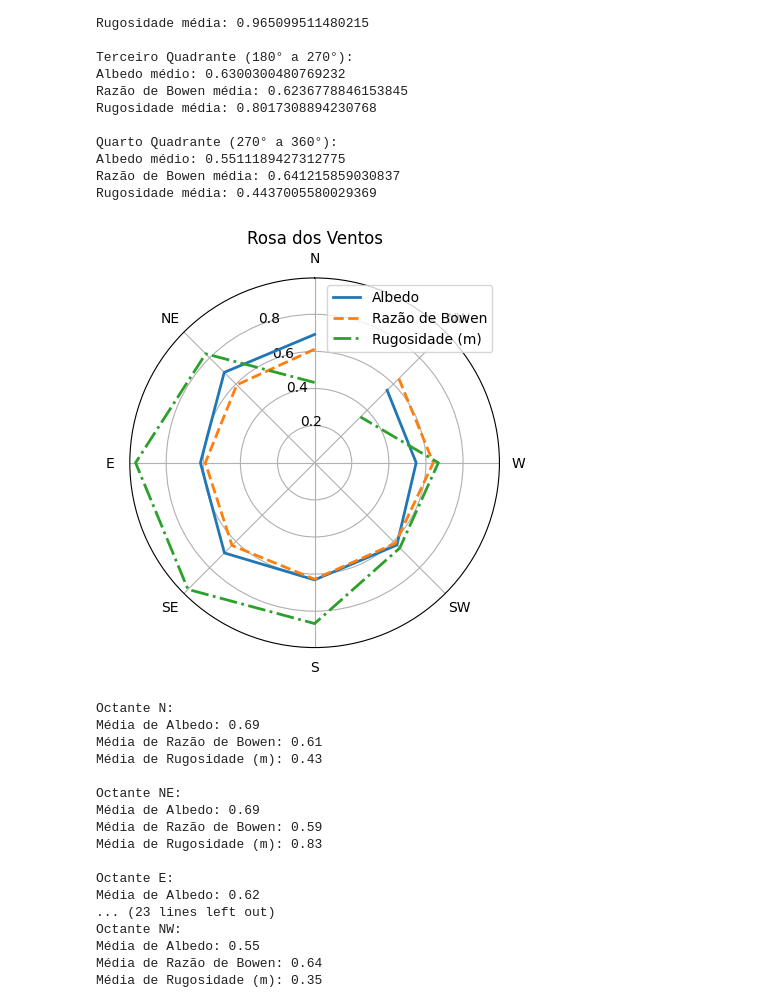
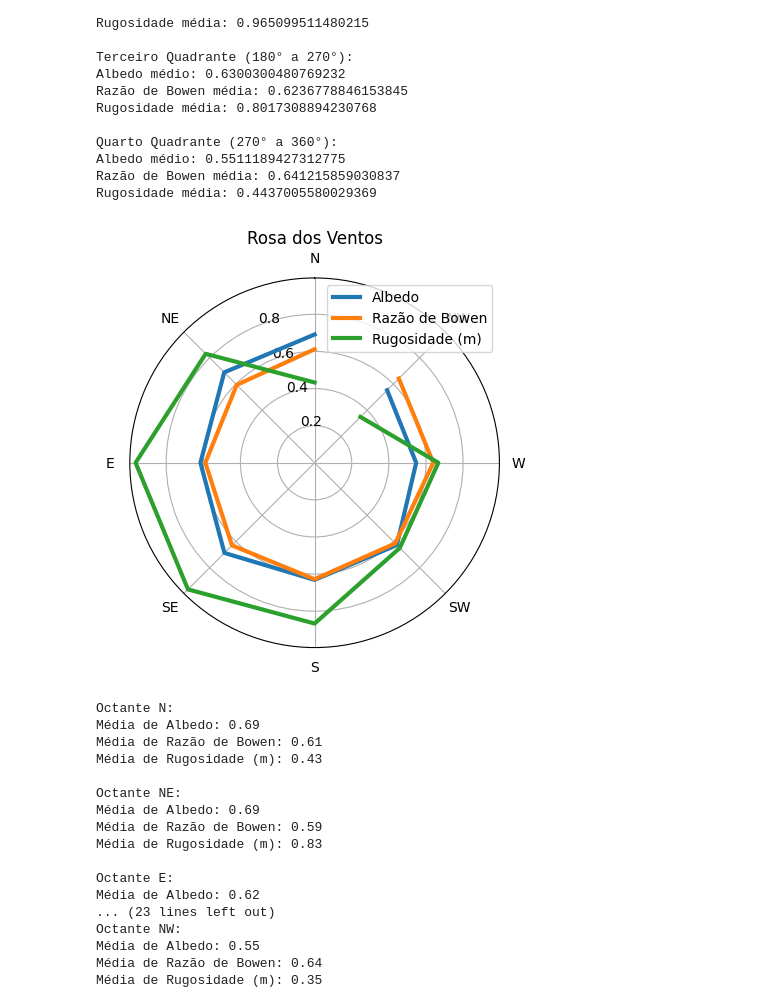
Before and after one commit to douglassilveirac/ENS5173_202401, a Jupyter notebook: pyEnv/Scripts/Atv02.ipynb, the cells around one changed output. Saved outputs shown, nothing was run; the diff lists cells and outputs as text; code cells hidden in the pictures.

```diff
--- a/pyEnv/Scripts/Atv02.ipynb
+++ b/pyEnv/Scripts/Atv02.ipynb
@@ -549,40 +594,40 @@ angles = np.radians([0, 45, 90, 135, 180, 225, 270, 315])
 fig, ax = plt.subplots(subplot_kw={'projection': 'polar'})
 
 # Plotar os dados de albedo
-ax.plot(angles, albedo_means, label='Albedo', linestyle='-', linewidth=2)
+ax.plot(angles, albedo_means, label='Albedo', linewidth=3)
 
 # Plotar os dados de razão de Bowen
-ax.plot(angles, bowen_ratio_means, label='Razão de Bowen', linestyle='--', linewidth=2)
+ax.plot(angles, bowen_ratio_means, label='Razão de Bowen', linewidth=3)
 
 # Plotar os dados de rugosidade
-ax.plot(angles, roughness_means, label='Rugosidade (m)', linestyle='-.', linewidth=2)
+ax.plot(angles, roughness_means, label='Rugosidade (m)', linewidth=3)
 
 # Adicionar grade radial e definir as legendas
 ax.grid(True)
 ax.legend()
 
 # Definir os rótulos dos ângulos
 ax.set_xticks(angles)
 ax.set_xticklabels(octant_labels)
 
 # Inverter a direção do ângulo para que o Norte fique para cima
 ax.set_theta_zero_location('N')
 
 # Adicionar título ao gráfico
 ax.set_title('Rosa dos Ventos')
 
 # Mostrar o gráfico
 plt.show()
 
 # Iterar sobre os octantes de vento e imprimir os valores médios
 for label, albedo_mean, bowen_ratio_mean, roughness_mean in zip(octant_labels, albedo_means, bowen_ratio_means, roughness_means):
     print(f'Octante {label}:')
     print(f'Média de Albedo: {albedo_mean:.2f}')
     print(f'Média de Razão de Bowen: {bowen_ratio_mean:.2f}')
     print(f'Média de Rugosidade (m): {roughness_mean:.2f}')
     print()
 # %% [output]
-[figure, old version]
+[figure, new version]
 Octante N:
 Média de Albedo: 0.69
 Média de Razão de Bowen: 0.61
```
Also changed, not shown: parts of 10 cells of this notebook.
